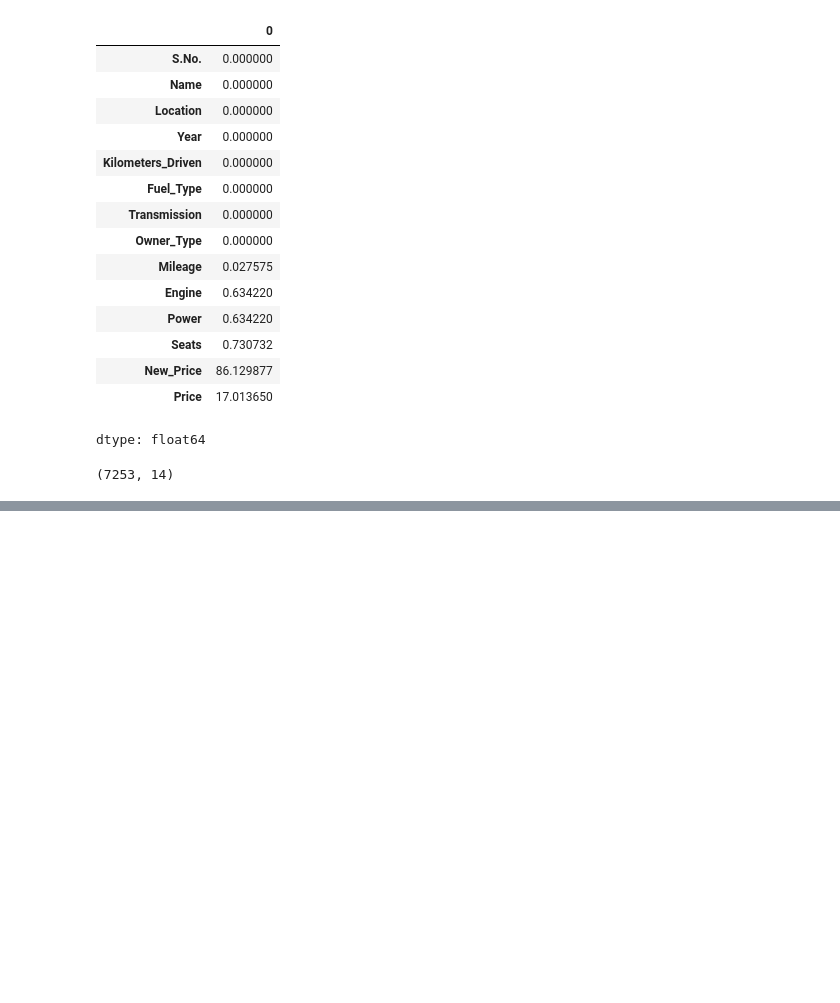
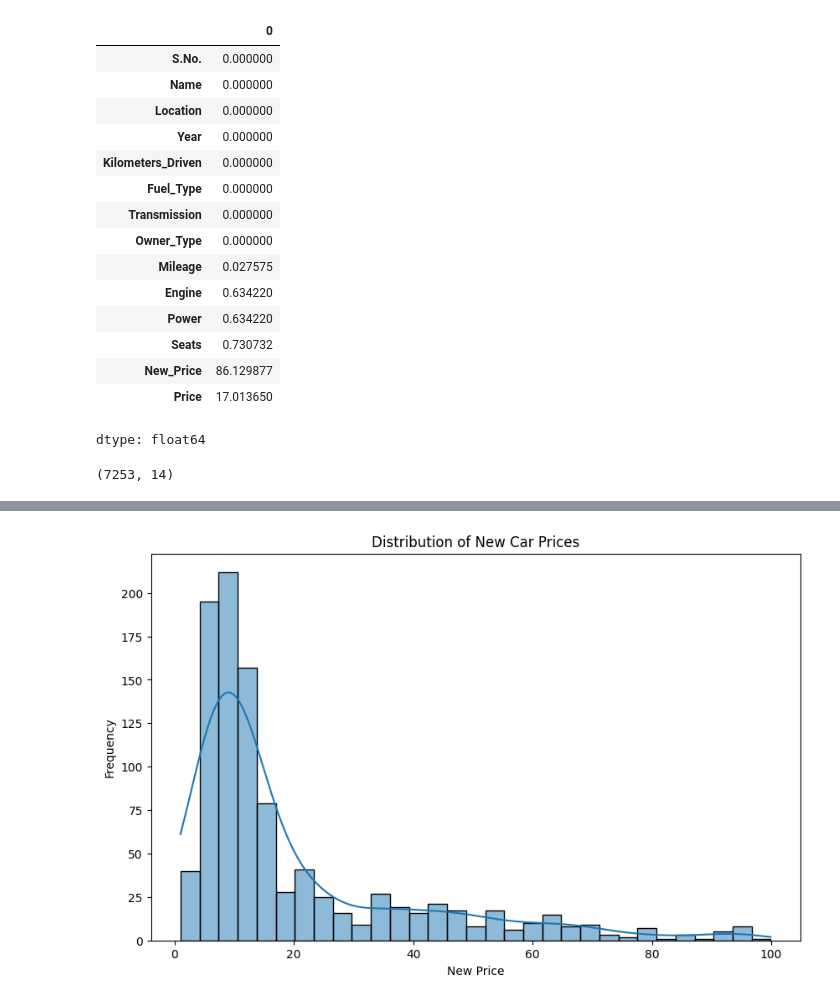
Before and after one commit to safakan/CCTB_repo_safak_atakan_celik, a Jupyter notebook: DEA113/Assignment4/Assignment4_EDA_Kaggle.ipynb, the cells around one changed output, grey strips where cells are left out. Drawn from its saved outputs; the diff is of its cells as text; code cells hidden in the pictures; blank space fills up the shorter version.

```diff
--- a/DEA113/Assignment4/Assignment4_EDA_Kaggle.ipynb
+++ b/DEA113/Assignment4/Assignment4_EDA_Kaggle.ipynb
@@ -110,0 +150,16 @@ cleaning strategy:
+# %%
+# new_prices = data["New_Price"].dropna()
+# Create the visualization
+new_prices = data["New_Price"].dropna().apply(lambda x: x.split(" ")[0]).astype(float)
+# %%
+# prompt: use a variable called "new_prices" and create a line graph of distribution of this number
+
+# Create the visualization
+plt.figure(figsize=(10, 6))
+sns.histplot(new_prices, kde=True)
+plt.title('Distribution of New Car Prices')
+plt.xlabel('New Price')
+plt.ylabel('Frequency')
+plt.show()
+# %% [output]
+[figure, added]
```
Also changed, not shown: parts of 13 cells of this notebook.
